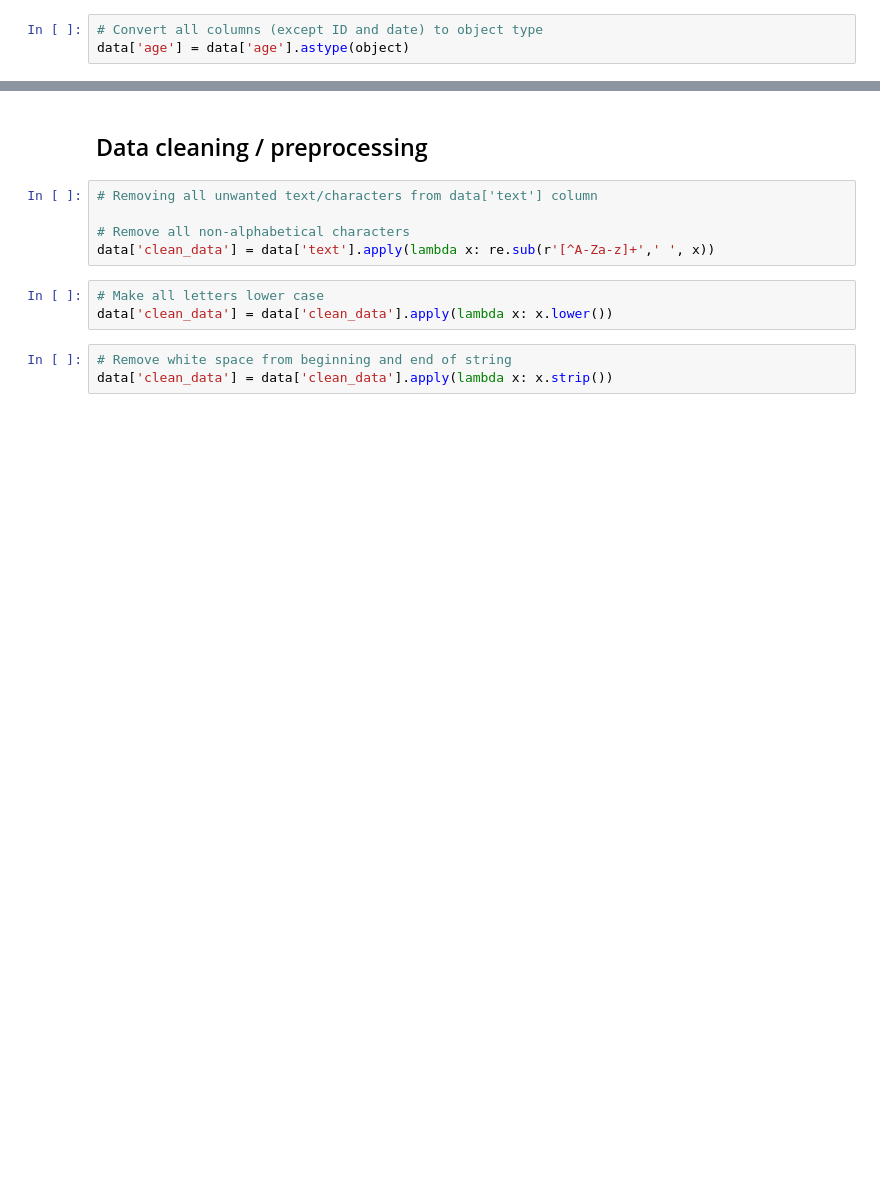
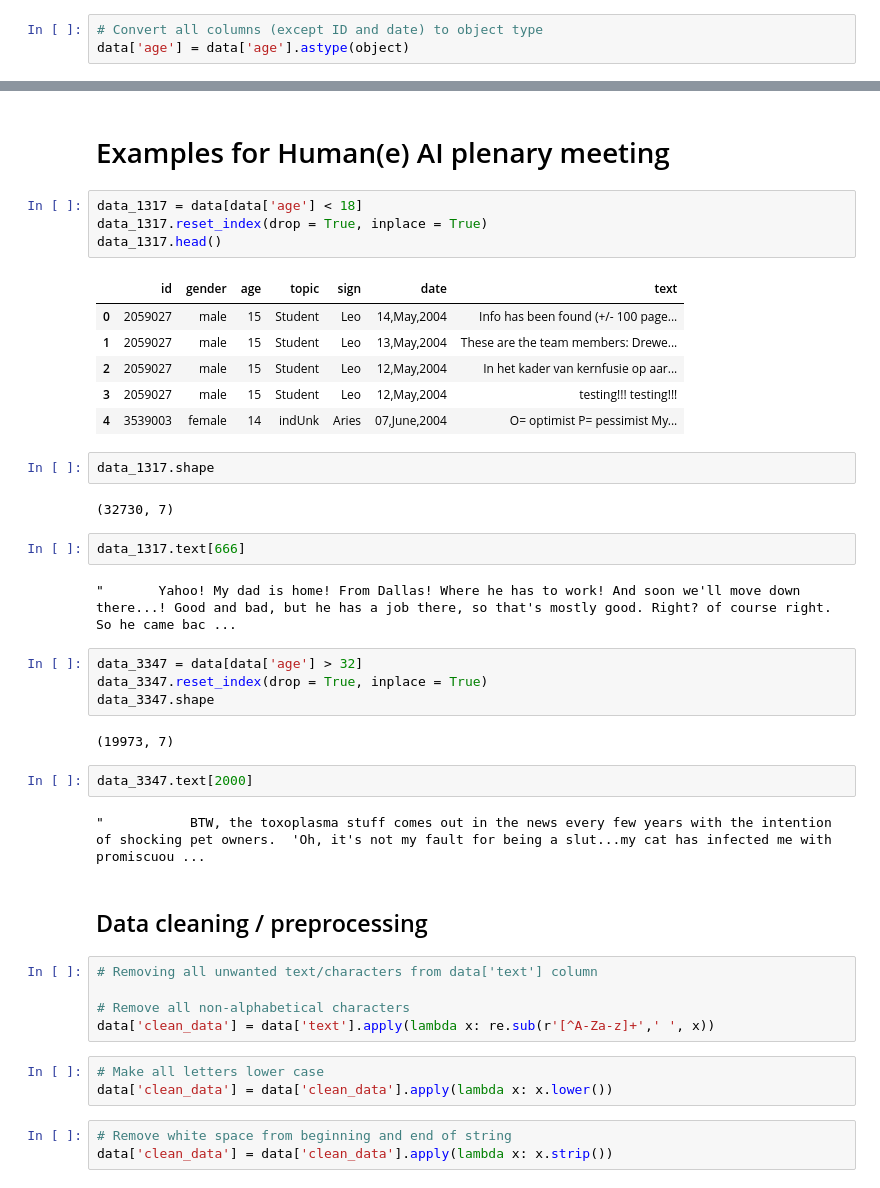
Before and after one commit to lennertjansen/msc-ai-thesis, a Jupyter notebook: data_preprocessing/exploratory_analysis.ipynb, the cells around one changed output, grey strips where cells are left out. Saved outputs shown, nothing was run; the diff lists cells and outputs as text; blank space fills up the shorter version.

```diff
--- a/data_preprocessing/exploratory_analysis.ipynb
+++ b/data_preprocessing/exploratory_analysis.ipynb
@@ -151,3 +151,34 @@ Text(0.5, 1.0, 'Distribution of Topics')
+# %% [markdown]
+# Examples for Human(e) AI plenary meeting
+# %%
+data_1317 = data[data['age'] < 18]
+data_1317.reset_index(drop = True, inplace = True)
+data_1317.head()
+# %% [output]
+|  | id | gender | age | topic | sign | date | text |
+| 0 | 2059027 | male | 15 | Student | Leo | 14,May,2004 | Info has been found (+/- 100 page... |
+| 1 | 2059027 | male | 15 | Student | Leo | 13,May,2004 | These are the team members: Drewe... |
+| 2 | 2059027 | male | 15 | Student | Leo | 12,May,2004 | In het kader van kernfusie op aar... |
+| 3 | 2059027 | male | 15 | Student | Leo | 12,May,2004 | testing!!! testing!!! |
+| 4 | 3539003 | female | 14 | indUnk | Aries | 07,June,2004 | O= optimist P= pessimist My... |
+# %%
+data_1317.shape
+# %% [output]
+(32730, 7)
+# %%
+data_1317.text[666]
+# %% [output]
+"       Yahoo! My dad is home! From Dallas! Where he has to work! And soon we'll move down there...! Good and bad, but he has a job there, so that's mostly good. Right? of course right. So he came bac ...
+# %%
+data_3347 = data[data['age'] > 32]
+data_3347.reset_index(drop = True, inplace = True)
+data_3347.shape
+# %% [output]
+(19973, 7)
+# %%
+data_3347.text[2000]
+# %% [output]
+"           BTW, the toxoplasma stuff comes out in the news every few years with the intention of shocking pet owners.  'Oh, it's not my fault for being a slut...my cat has infected me with promiscuou ...
 # %% [markdown]
 ## Data cleaning / preprocessing
 # %%
```
Also changed, not shown: parts of 23 cells of this notebook, 3 other files.
